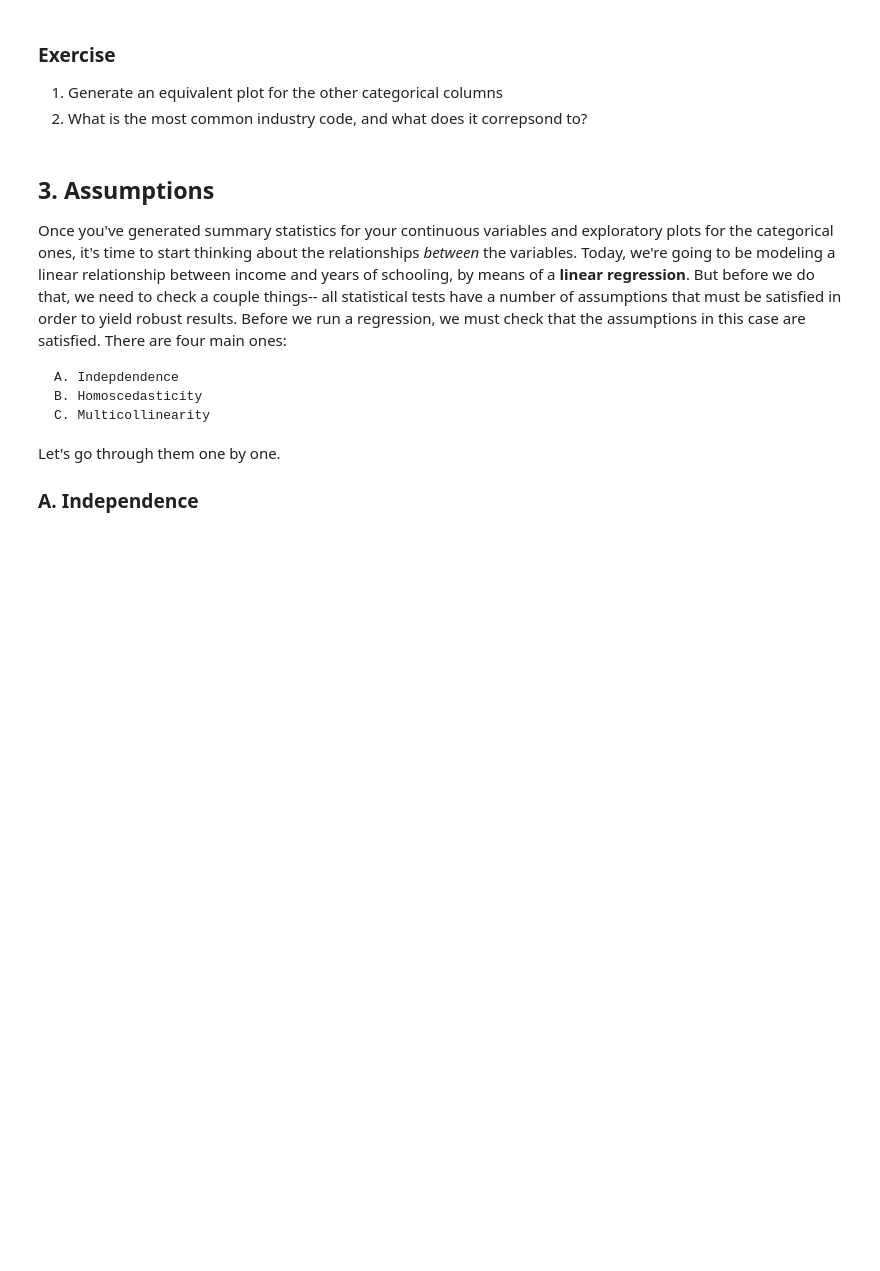
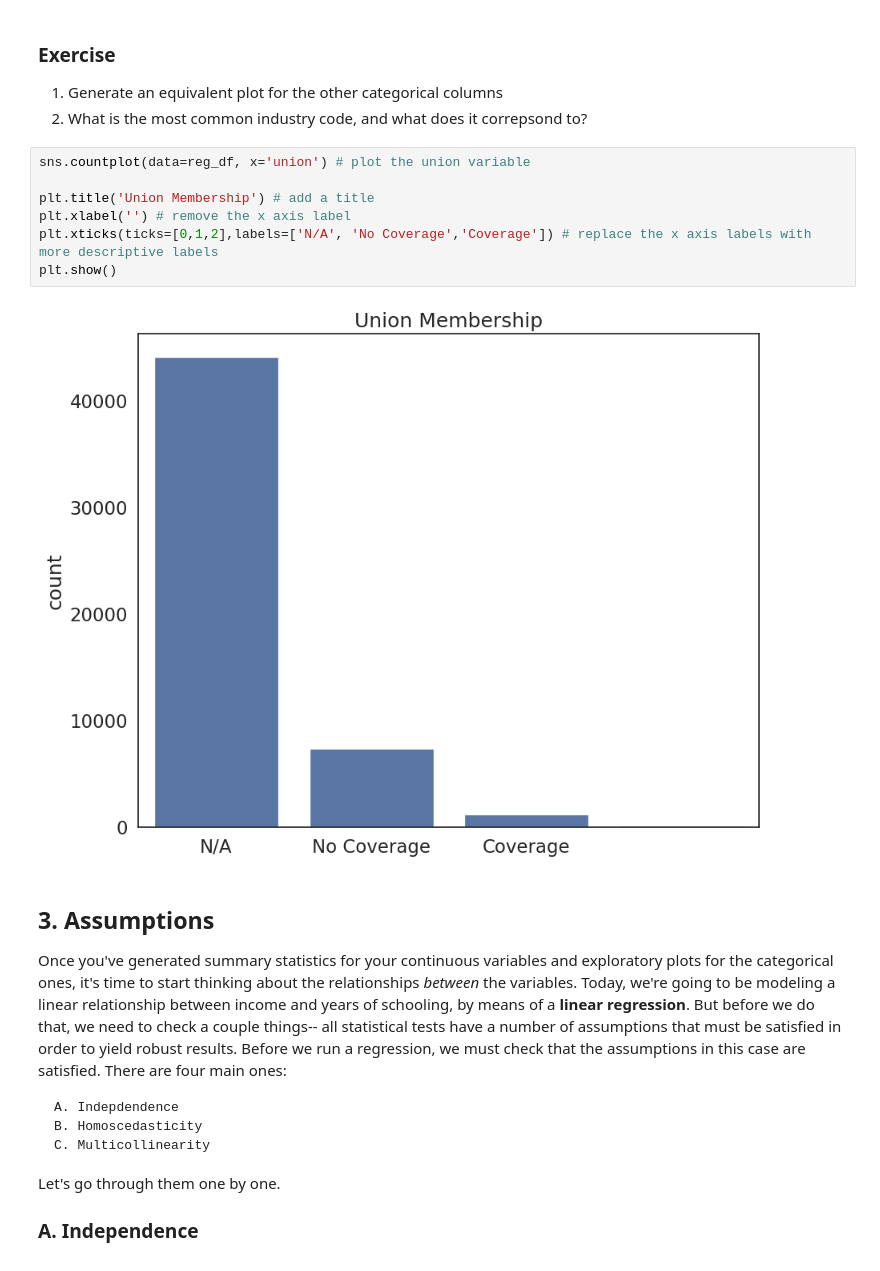
Before and after one commit to leenaahmedd/QM2, a Jupyter notebook: notebooks/W07. Linear Regression.ipynb, the cells around one changed output. Saved outputs shown, nothing was run; the diff lists cells and outputs as text; blank space fills up the shorter version.

```diff
--- a/notebooks/W07. Linear Regression.ipynb
+++ b/notebooks/W07. Linear Regression.ipynb
@@ -160,6 +160,15 @@ plt.show() # show the plot
 
 1. Generate an equivalent plot for the other categorical columns
 2. What is the most common industry code, and what does it correpsond to?
+# %%
+sns.countplot(data=reg_df, x='union') # plot the union variable
+
+plt.title('Union Membership') # add a title
+plt.xlabel('') # remove the x axis label
+plt.xticks(ticks=[0,1,2],labels=['N/A', 'No Coverage','Coverage']) # replace the x axis labels with more descriptive labels
+plt.show()
+# %% [output]
+[figure, added]
 # %% [markdown]
 ## 3. Assumptions
 
```
Also changed, not shown: parts of 1 cell of this notebook.
